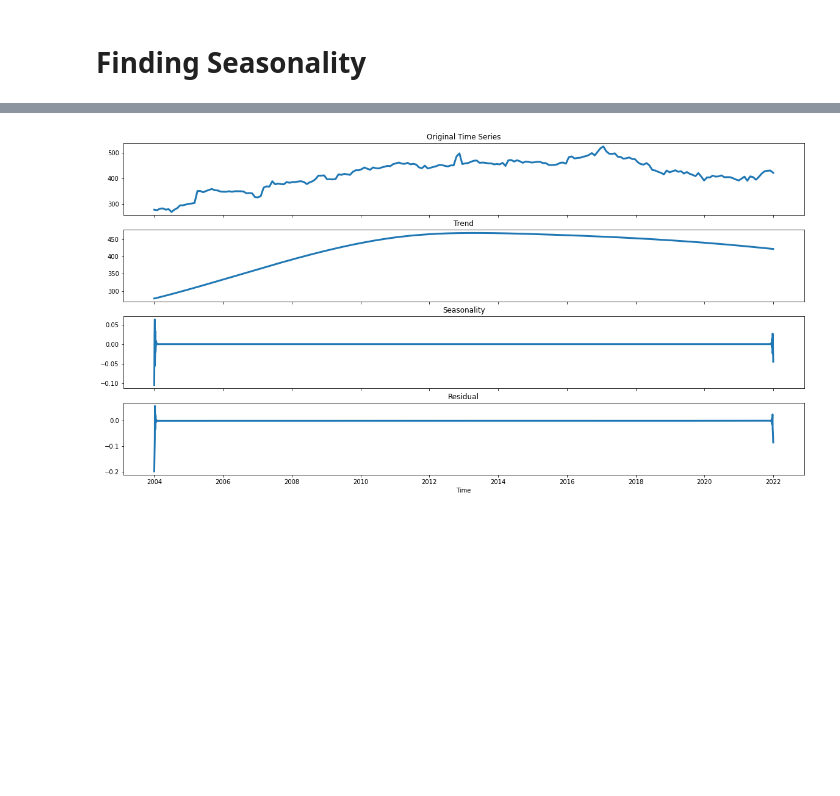
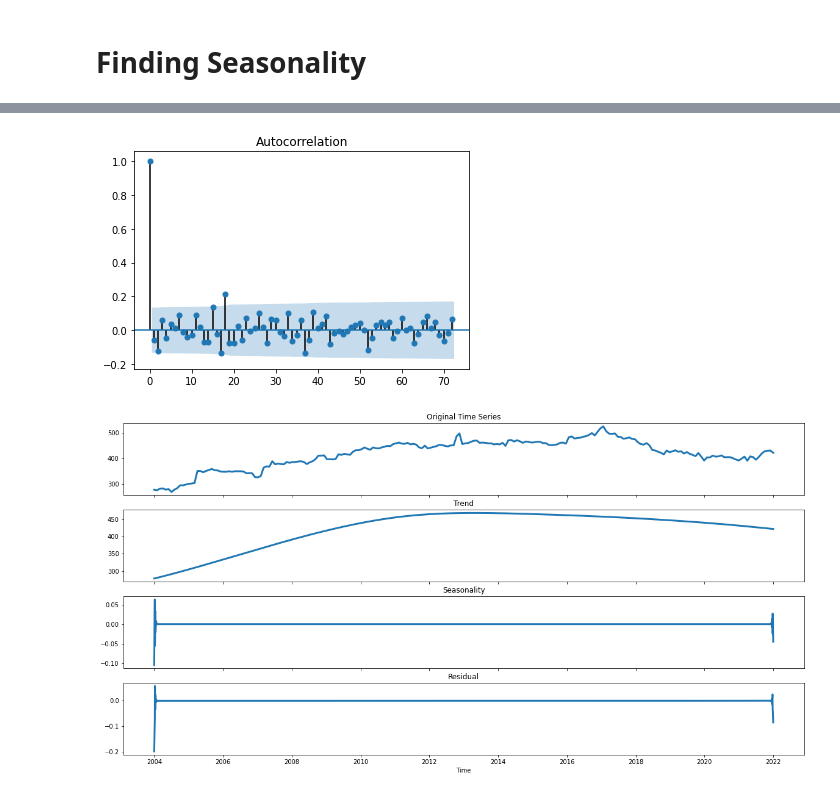
Before and after one commit to ymorsi7/CaliWageAnalysis, a Jupyter notebook: Siddharth/Time_series_Siddharth.ipynb, the cells around one changed output, grey strips where cells are left out. Drawn from its saved outputs; the diff is of its cells as text; code cells hidden in the pictures; blank space fills up the shorter version.

```diff
--- a/Siddharth/Time_series_Siddharth.ipynb
+++ b/Siddharth/Time_series_Siddharth.ipynb
@@ -239,3 +250,8 @@ df = df.to_frame()
 df.reset_index(inplace=True)
 df = df.rename(columns={"index": "time"})
 ts = TimeSeriesData(df)
+# %%
+detector = ACFDetector(ts)
+detector.detector(diff=1, alpha = 0.1)
+detector.plot()
+# %% [output]
@@ -242,3 +259,4 @@ ts = TimeSeriesData(df)
+[figure, added]
 # %%
 decomposer = TimeSeriesDecomposition(ts, decomposition="additive")
 results = decomposer.decomposer()
```
Also changed, not shown: parts of 17 cells of this notebook, 1 other file.
